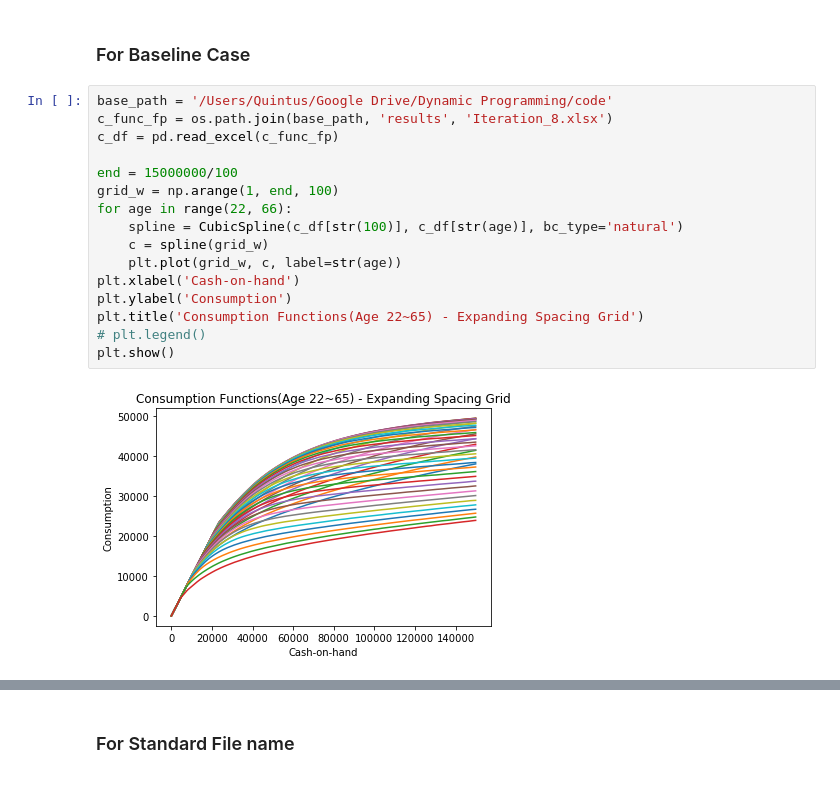
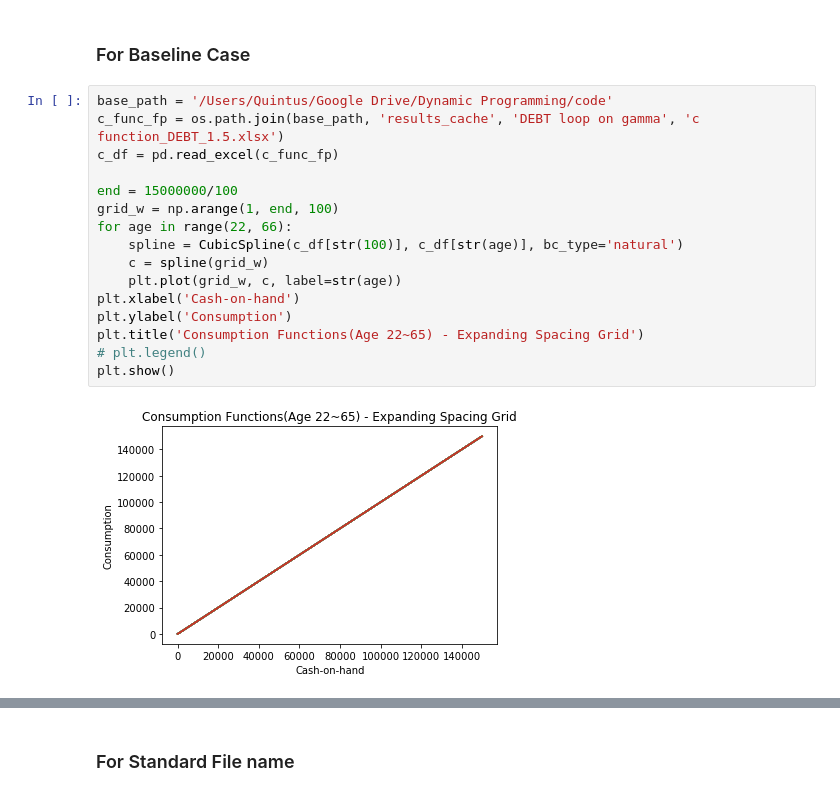
Before and after one commit to Quintus-Zhang/Tracer, a Jupyter notebook: jupyter/expanding_grid.ipynb, the cells around one changed output, grey strips where cells are left out. Cells and saved outputs as stored; diff of their text form.

Commit message:
plot c func

```diff
--- a/jupyter/expanding_grid.ipynb
+++ b/jupyter/expanding_grid.ipynb
@@ -37,20 +37,20 @@ plt.show()
 ### For Baseline Case
 # %%
 base_path = '/Users/Quintus/Google Drive/Dynamic Programming/code'
-c_func_fp = os.path.join(base_path, 'results', 'Iteration_8.xlsx')
+c_func_fp = os.path.join(base_path, 'results_cache', 'DEBT loop on gamma', 'c function_DEBT_1.5.xlsx')
 c_df = pd.read_excel(c_func_fp)
 
 end = 15000000/100
 grid_w = np.arange(1, end, 100)
 for age in range(22, 66):
     spline = CubicSpline(c_df[str(100)], c_df[str(age)], bc_type='natural')
     c = spline(grid_w)
     plt.plot(grid_w, c, label=str(age))
 plt.xlabel('Cash-on-hand')
 plt.ylabel('Consumption')
 plt.title('Consumption Functions(Age 22~65) - Expanding Spacing Grid')
 # plt.legend()
 plt.show()
 # %% [output]
-[figure, old version]
+[figure, new version]
 # %%
```
Also changed, not shown: parts of 1 cell of this notebook.
